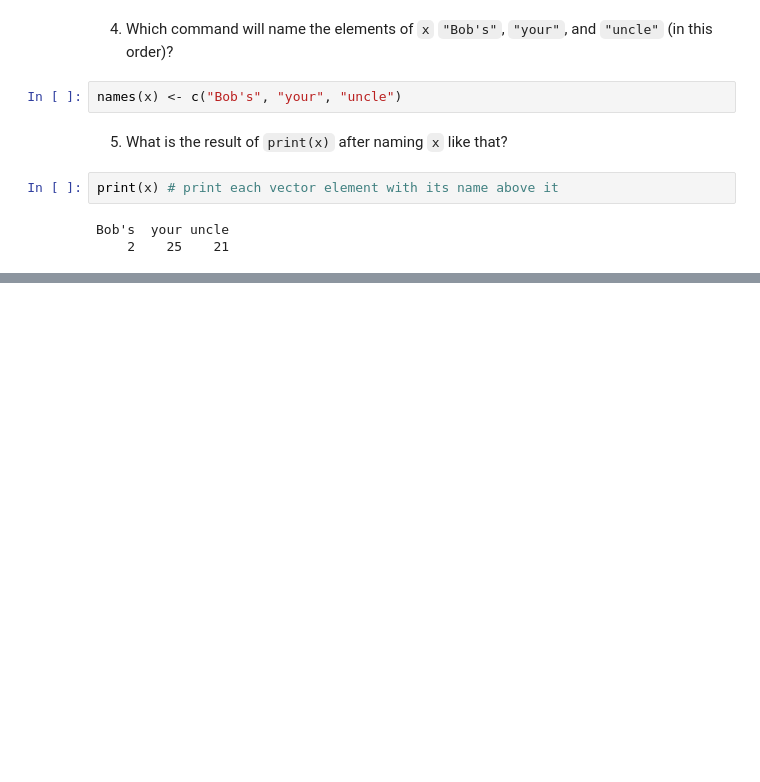
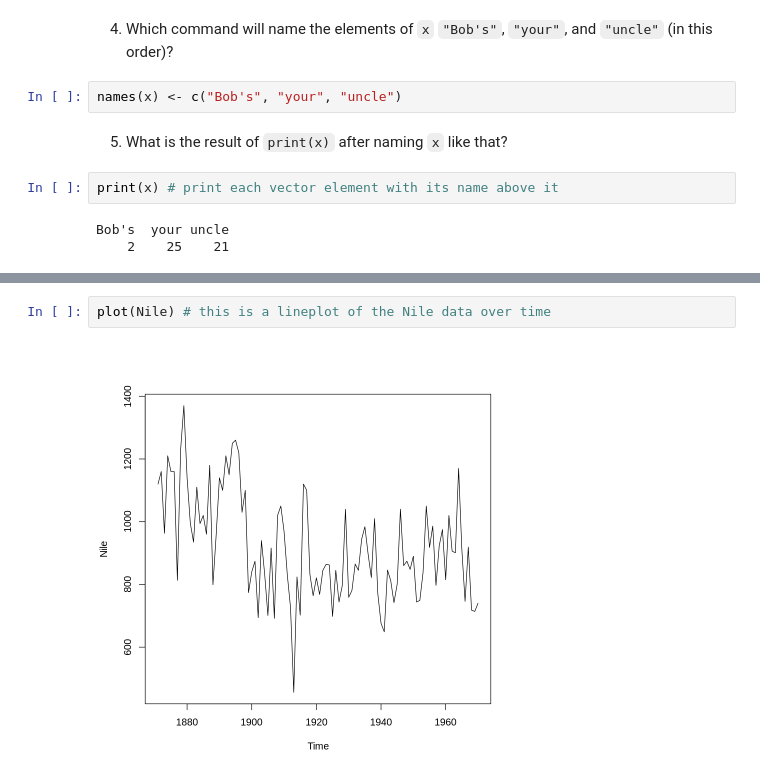
Before and after one commit to birkenkrahe/nbfs21, a Jupyter notebook: Midterm_solution.ipynb, the cells around one changed output, grey strips where cells are left out. Drawn from its saved outputs; the diff is of its cells as text; blank space fills up the shorter version.

```diff
--- a/Midterm_solution.ipynb
+++ b/Midterm_solution.ipynb
@@ -311,0 +338,4 @@ Bob's  your uncle
+# %%
+plot(Nile) # this is a lineplot of the Nile data over time
+# %% [output]
+[figure, added]
```
Also changed, not shown: parts of 25 cells of this notebook.
